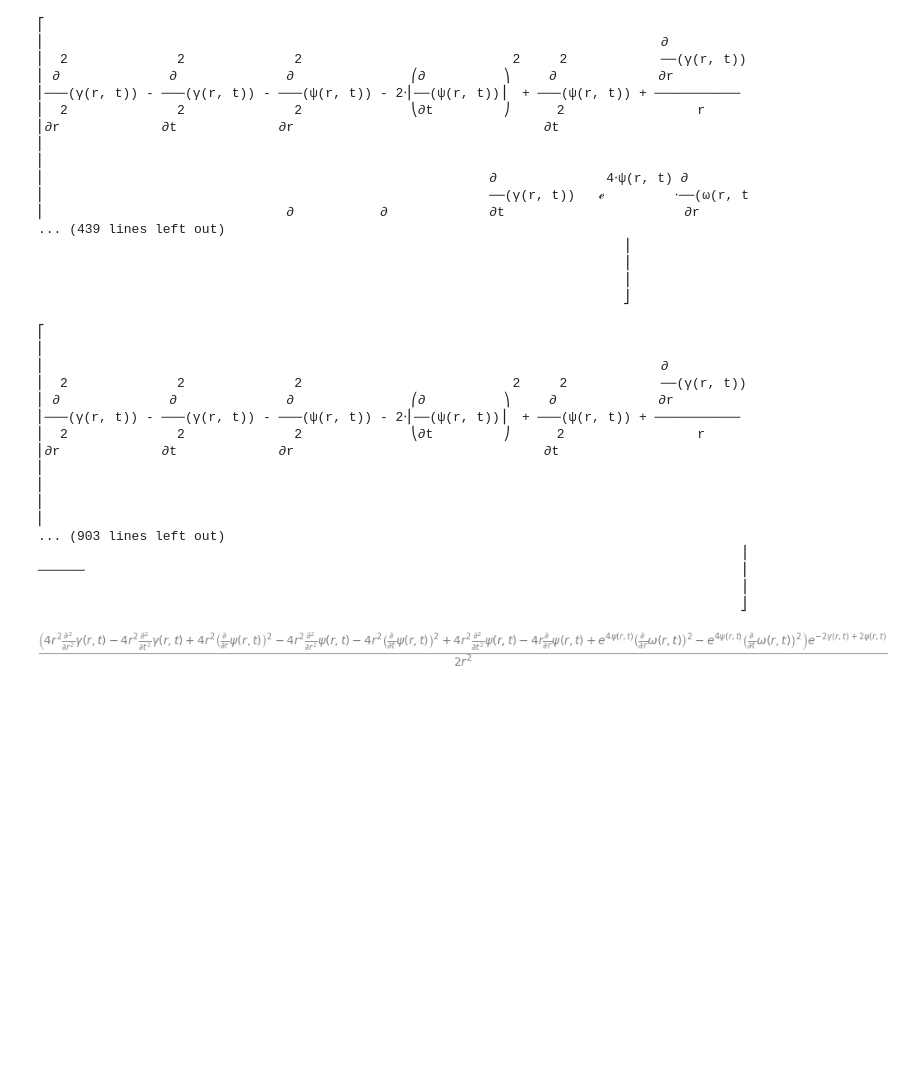
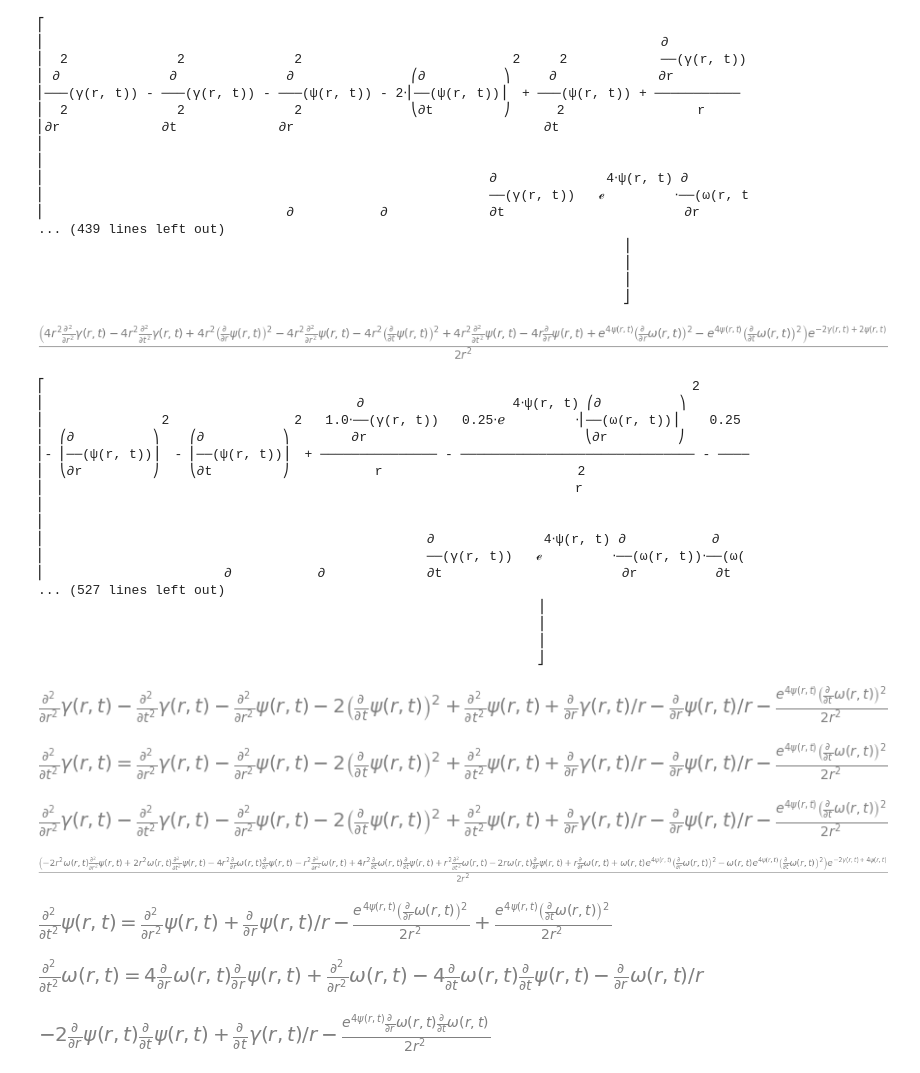
Before and after one commit to GeoffCope/General_Relativity_Python, a Jupyter notebook: Cylindrical_Systems_In_General_Relativity_by_Bronnikov_Santos_Wang.ipynb, the cells around one changed output. Saved outputs shown, nothing was run; the diff lists cells and outputs as text; code cells hidden in the pictures; blank space fills up the shorter version.

```diff
--- a/Cylindrical_Systems_In_General_Relativity_by_Bronnikov_Santos_Wang.ipynb
+++ b/Cylindrical_Systems_In_General_Relativity_by_Bronnikov_Santos_Wang.ipynb
@@ -131,36 +131,69 @@ Ric.tensor()
                                                                            ⎥
                                                                            ⎥
                                                                            ⎦
+# %%
+R = RicciScalar.from_riccitensor(Ric)
+R.simplify()
+R.expr
+# %% [output]
+[figure, added]
 # %%
 einst = EinsteinTensor.from_metric(metric)
-einst.tensor()
+simplify(einst.tensor())
 # %% [output]
-⎡
-⎢
-⎢                                                                               ∂
-⎢  2              2              2                           2     2            ──(γ(r, t))
-⎢ ∂              ∂              ∂               ⎛∂          ⎞     ∂             ∂r
-⎢───(γ(r, t)) - ───(γ(r, t)) - ───(ψ(r, t)) - 2⋅⎜──(ψ(r, t))⎟  + ───(ψ(r, t)) + ───────────
-⎢  2              2              2              ⎝∂t         ⎠      2                 r
-⎢∂r             ∂t             ∂r                                ∂t
+⎡                                                                                   2
+⎢                                        ∂                   4⋅ψ(r, t) ⎛∂          ⎞
+⎢               2                2   1.0⋅──(γ(r, t))   0.25⋅ℯ         ⋅⎜──(ω(r, t))⎟    0.25
+⎢  ⎛∂          ⎞    ⎛∂          ⎞        ∂r                            ⎝∂r         ⎠
+⎢- ⎜──(ψ(r, t))⎟  - ⎜──(ψ(r, t))⎟  + ─────────────── - ────────────────────────────── - ────
+⎢  ⎝∂r         ⎠    ⎝∂t         ⎠           r                         2
+⎢                                                                    r
 ⎢
 ⎢
-⎢
-⎢
-... (903 lines left out)
-                                                                                          ⎥
-──────                                                                                    ⎥
-                                                                                          ⎥
-                                                                                          ⎦
+⎢                                                 ∂              4⋅ψ(r, t) ∂           ∂
+⎢                                                 ──(γ(r, t))   ℯ         ⋅──(ω(r, t))⋅──(ω(
+⎢                       ∂           ∂             ∂t                       ∂r          ∂t
+... (527 lines left out)
+                                                                ⎥
+                                                                ⎥
+                                                                ⎥
+                                                                ⎦
-# %%
-R = RicciScalar.from_riccitensor(Ric)
-R.simplify()
-R.expr
-# %% [output]
-[figure, removed]
 # %%
 rm1 = RiemannCurvatureTensor.from_christoffels(ch)
 rm1.tensor()
 # %%
 weyl = WeylTensor.from_metric(metric)
 weyl.tensor()
+# %%
+ricci00 = simplify(Ric.tensor())[0,0]
+ricci00
+# %% [output]
+[figure, added]
+# %%
+Eq((-1)*ricci00.args[0],solve(ricci00,(-1)*ricci00.args[0])[0])
+# %% [output]
+[figure, added]
+# %%
+ricci00
+# %% [output]
+[figure, added]
+# %%
+ricci23 = simplify(Ric.tensor())[2,3]
+ricci23
+# %% [output]
+[figure, added]
+# %%
+equation2 = Eq(diff(psi,t,t), expand(solve( simplify(Ric.tensor())[3,3] , diff(psi,t,t) )[0]) )
+equation2
+# %% [output]
+[figure, added]
+# %%
+equation3 = Eq(diff(omega,t,t),solve( simplify(simplify(Ric.tensor())[2,2].subs(equation2.args[0],equation2.args[1] )), diff(omega,t,t) )[0])
+equation3
+# %% [output]
+[figure, added]
+# %%
+ricci10 = simplify(Ric.tensor())[1,0]
+ricci10
+# %% [output]
+[figure, added]
```
Also changed, not shown: parts of 5 cells of this notebook, 6 other files.
